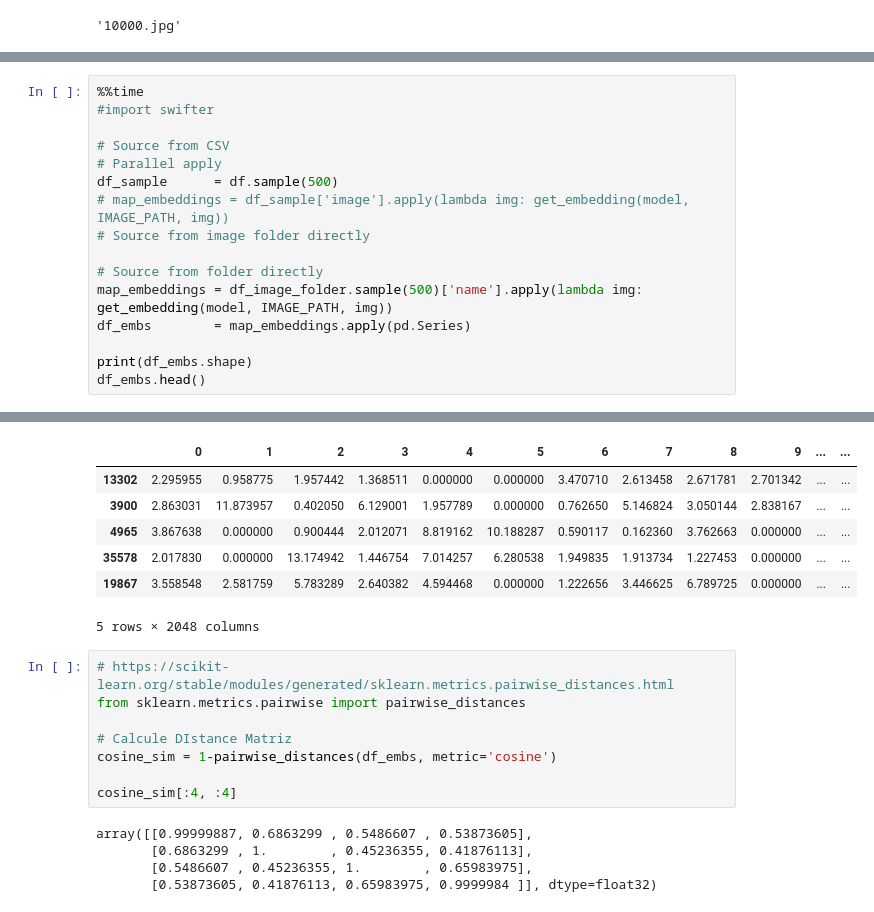
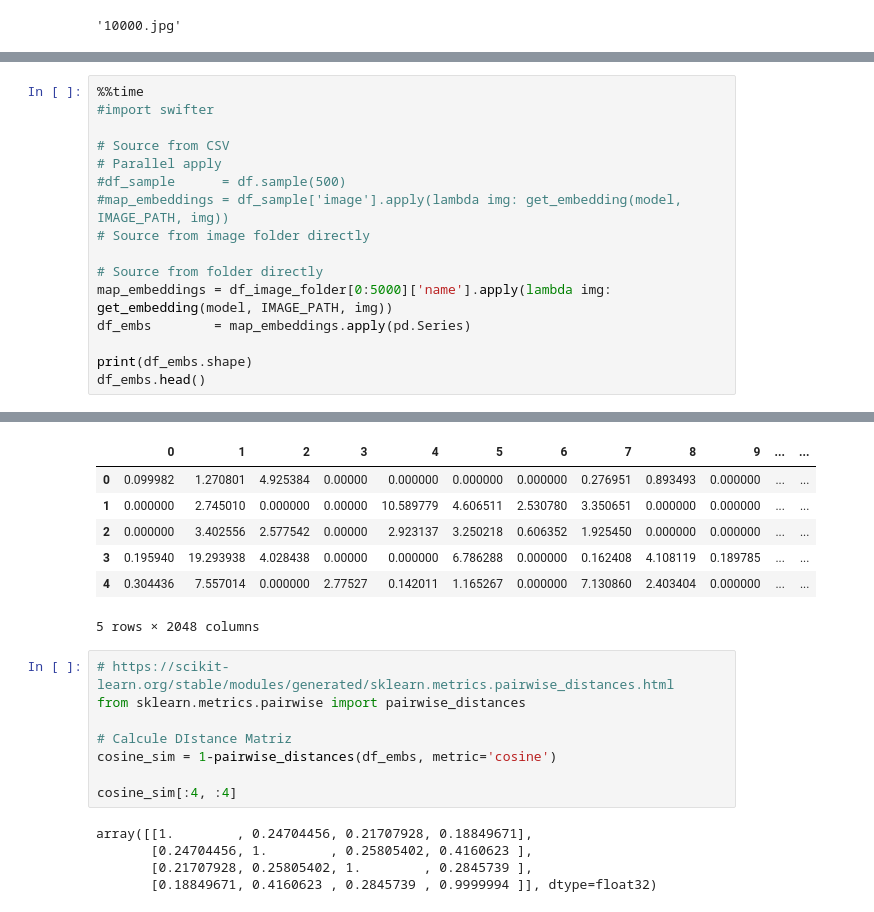
Before and after one commit to dharijanto/deep-learning-visual-similarity, a Jupyter notebook: similar-item-recommender-farfetch.ipynb, the cells around one changed output, grey strips where cells are left out. Cells and saved outputs as stored; diff of their text form.

```diff
--- a/similar-item-recommender-farfetch.ipynb
+++ b/similar-item-recommender-farfetch.ipynb
@@ -184,12 +165,12 @@ print(emb)
 
 # Source from CSV
 # Parallel apply
-df_sample      = df.sample(500)
-# map_embeddings = df_sample['image'].apply(lambda img: get_embedding(model, IMAGE_PATH, img))
+#df_sample      = df.sample(500)
+#map_embeddings = df_sample['image'].apply(lambda img: get_embedding(model, IMAGE_PATH, img))
 # Source from image folder directly
 
 # Source from folder directly
-map_embeddings = df_image_folder.sample(500)['name'].apply(lambda img: get_embedding(model, IMAGE_PATH, img))
+map_embeddings = df_image_folder[0:5000]['name'].apply(lambda img: get_embedding(model, IMAGE_PATH, img))
 df_embs        = map_embeddings.apply(pd.Series)
 
 print(df_embs.shape)
@@ -200,9 +181,9 @@ Wall time: 55.2 s
 |  | 0 | 1 | 2 | 3 | 4 | 5 | 6 | 7 | 8 | 9 | ... | ... |
-| 13302 | 2.295955 | 0.958775 | 1.957442 | 1.368511 | 0.000000 | 0.000000 | 3.470710 | 2.613458 | 2.671781 | 2.701342 | ... | ... |
-| 3900 | 2.863031 | 11.873957 | 0.402050 | 6.129001 | 1.957789 | 0.000000 | 0.762650 | 5.146824 | 3.050144 | 2.838167 | ... | ... |
-| 4965 | 3.867638 | 0.000000 | 0.900444 | 2.012071 | 8.819162 | 10.188287 | 0.590117 | 0.162360 | 3.762663 | 0.000000 | ... | ... |
-| 35578 | 2.017830 | 0.000000 | 13.174942 | 1.446754 | 7.014257 | 6.280538 | 1.949835 | 1.913734 | 1.227453 | 0.000000 | ... | ... |
-| 19867 | 3.558548 | 2.581759 | 5.783289 | 2.640382 | 4.594468 | 0.000000 | 1.222656 | 3.446625 | 6.789725 | 0.000000 | ... | ... |
+| 0 | 0.099982 | 1.270801 | 4.925384 | 0.00000 | 0.000000 | 0.000000 | 0.000000 | 0.276951 | 0.893493 | 0.000000 | ... | ... |
+| 1 | 0.000000 | 2.745010 | 0.000000 | 0.00000 | 10.589779 | 4.606511 | 2.530780 | 3.350651 | 0.000000 | 0.000000 | ... | ... |
+| 2 | 0.000000 | 3.402556 | 2.577542 | 0.00000 | 2.923137 | 3.250218 | 0.606352 | 1.925450 | 0.000000 | 0.000000 | ... | ... |
+| 3 | 0.195940 | 19.293938 | 4.028438 | 0.00000 | 0.000000 | 6.786288 | 0.000000 | 0.162408 | 4.108119 | 0.189785 | ... | ... |
+| 4 | 0.304436 | 7.557014 | 0.000000 | 2.77527 | 0.142011 | 1.165267 | 0.000000 | 7.130860 | 2.403404 | 0.000000 | ... | ... |
 5 rows × 2048 columns
 # %%
 # https://scikit-learn.org/stable/modules/generated/sklearn.metrics.pairwise_distances.html
@@ -213,10 +194,10 @@ cosine_sim = 1-pairwise_distances(df_embs, metric='cosine')
 
 cosine_sim[:4, :4]
 # %% [output]
-array([[0.99999887, 0.6863299 , 0.5486607 , 0.53873605],
-       [0.6863299 , 1.        , 0.45236355, 0.41876113],
-       [0.5486607 , 0.45236355, 1.        , 0.65983975],
-       [0.53873605, 0.41876113, 0.65983975, 0.9999984 ]], dtype=float32)
+array([[1.        , 0.24704456, 0.21707928, 0.18849671],
+       [0.24704456, 1.        , 0.25805402, 0.4160623 ],
+       [0.21707928, 0.25805402, 1.        , 0.2845739 ],
+       [0.18849671, 0.4160623 , 0.2845739 , 0.9999994 ]], dtype=float32)
 # %%
 print(cosine_sim[0])
 # %% [output]
```
Also changed, not shown: parts of 10 cells of this notebook.
